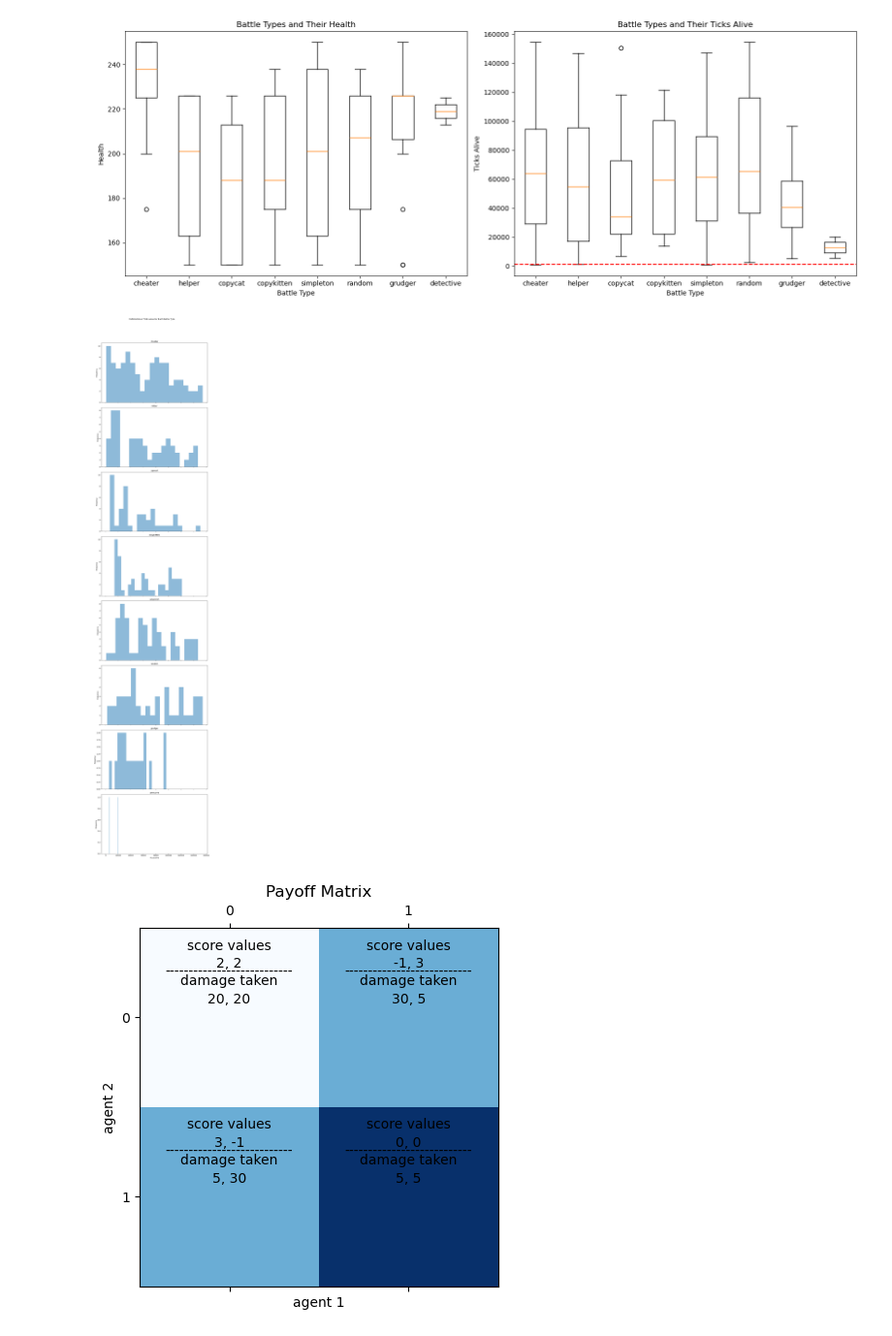
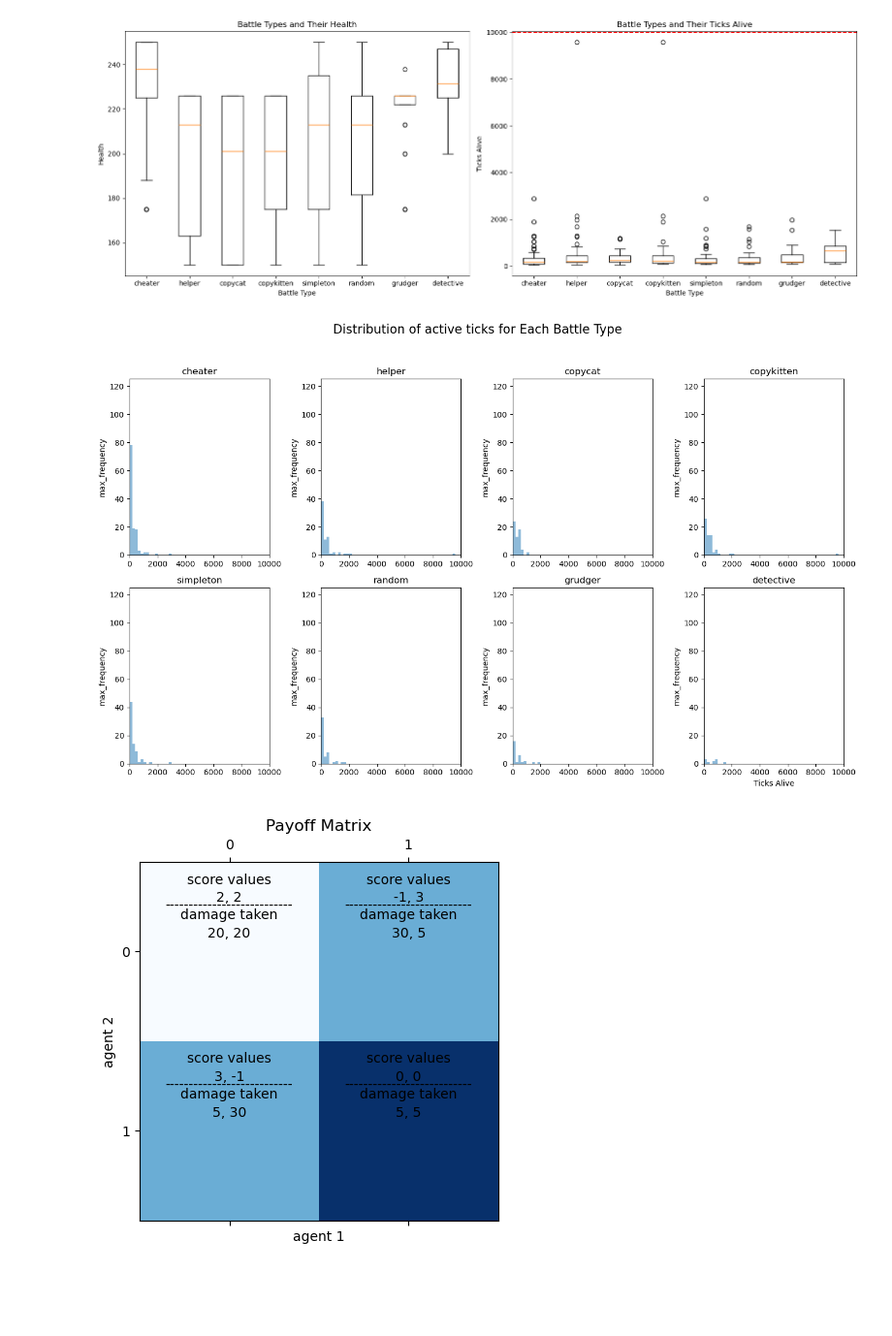
Before and after one commit to Arkist1/adb_simulation, a Jupyter notebook: metrics.ipynb, the cells around one changed output. Shown at 97% size. Cells and saved outputs as stored; diff of their text form; code cells hidden in the pictures; blank space fills up the shorter version.

```diff
--- a/metrics.ipynb
+++ b/metrics.ipynb
@@ -5,9 +5,9 @@ import matplotlib.pyplot as plt
 import json
 
 
-FOLDER_PATH = "results/batchrun_31/"
+FOLDER_PATH = "results/batchrun_46/"
 BATTLE_TYPES = ["cheater", "helper", "copycat", "copykitten", "simpleton", "random", "grudger", "detective"]
-MAX_TICKS = 1000
+MAX_TICKS = 10000
 # %%
 def load_log_data(file_path):
     with open(file_path, 'r') as file:
@@ -38,6 +38,17 @@ for ticks, health, battle_type in all_plot_data:
     health_data[battle_type].append(health)
     ticks_data[battle_type].append(ticks)
 
+
+total_health = {battle_type: sum(health_data[battle_type]) for battle_type in BATTLE_TYPES}
+max_ticks_alive = {battle_type: max(ticks_data[battle_type]) for battle_type in BATTLE_TYPES}
+
+best_run_health = max(total_health, key=total_health.get)
+best_run_ticks = max(max_ticks_alive, key=max_ticks_alive.get)
+
+for i in all_stop_times:
+    if i != MAX_TICKS:
+        print(i)
+
 plt.figure(figsize=(16, 6))
 
 # Create boxplot for health
@@ -47,72 +58,66 @@ plt.boxplot(health_values_by_type, labels=BATTLE_TYPES)
 plt.xlabel('Battle Type')
 plt.ylabel('Health')
 plt.title('Battle Types and Their Health')
-# plt.grid(True)
 
 
 # Create boxplot for ticks alive
 plt.subplot(1, 2, 2)
 ticks_values_by_type = [ticks_data[battle_type] for battle_type in BATTLE_TYPES]
 plt.boxplot(ticks_values_by_type, labels=BATTLE_TYPES)
-plt.axhline(y=1000, color='r', linestyle='--', label='1000 Ticks')
+plt.axhline(y=MAX_TICKS, color='r', linestyle='--', label=f'{MAX_TICKS} Ticks')
 plt.xlabel('Battle Type')
 plt.ylabel('Ticks Alive')
 plt.title('Battle Types and Their Ticks Alive')
-# plt.grid(True)
 
 plt.tight_layout()
 plt.show()
 # %% [output]
-[figure, old version]
+[figure, new version]
 # %%
-import os
-import numpy as np
-import matplotlib.pyplot as plt
-import json
-
 def load_log_data(file_path):
     battle_types = ["cheater", "helper", "copycat", "copykitten", "simpleton", "random", "grudger", "detective"]
     with open(file_path, 'r') as file:
         json_data = json.load(file)
     plot_data = []
     for item in json_data:
         if item["class"] == "AgentHealthUpdate":
             battle_type = item["battle_type"]
             if battle_type in battle_types:
                 plot_data.append([item["ticks"], item["health"], battle_type])
     return plot_data
 
-FOLDER_PATH = "results/batchrun_23/"
-
-all_plot_data = []
+ll_plot_data = []
 for file_name in os.listdir(FOLDER_PATH):
     if file_name.endswith('.json') and file_name != 'config.json':
         file_path = os.path.join(FOLDER_PATH, file_name)
         plot_data = load_log_data(file_path)
         all_plot_data.extend(plot_data)
 
-# Separate health and ticks data
-health_data = {battle_type: [] for battle_type in BATTLE_TYPES}
-ticks_data = {battle_type: [] for battle_type in BATTLE_TYPES}
-for ticks, health, battle_type in all_plot_data:
-    health_data[battle_type].append(health)
-    ticks_data[battle_type].append(ticks)
+num_bins = 50
+ticks_min = 0
+ticks_max = 10000
+max_frequency = max(len(ticks_data[battle_type]) for battle_type in BATTLE_TYPES)
+bin_edges = np.linspace(ticks_min, ticks_max, num_bins + 1)
+num_rows = 2
+num_cols = 4
+fig, axes = plt.subplots(num_rows, num_cols, figsize=(14, 9))
 
-# Create subplots for each battle type
-num_battle_types = len(BATTLE_TYPES)
-fig, axes = plt.subplots(num_battle_types, 1, figsize=(10, 6*num_battle_types), sharex=True)
 
 for i, battle_type in enumerate(BATTLE_TYPES):
-    axes[i].hist(ticks_data[battle_type], bins=20, alpha=0.5)
-    axes[i].set_title(battle_type)
-    axes[i].set_ylabel('Frequency')
+    row = i // num_cols
+    col = i % num_cols
+    axes[row, col].hist(ticks_data[battle_type], bins=bin_edges, alpha=0.5)
+    axes[row, col].set_title(battle_type)
+    axes[row, col].set_ylabel('max_frequency')
+    axes[row, col].set_xlim(ticks_min, ticks_max)
+    axes[row, col].set_ylim(0, max_frequency)
 
 plt.xlabel('Ticks Alive')
-plt.suptitle('Distribution of Ticks Alive for Each Battle Type')
+plt.suptitle('Distribution of active ticks for Each Battle Type', fontsize=16)
 plt.tight_layout(rect=[0, 0.03, 1, 0.95])
 plt.show()
 # %% [output]
-[figure, old version]
+[figure, new version]
 # %%
 color_matrix = np.array([[1, 2],
                          [2, 3]])
```
